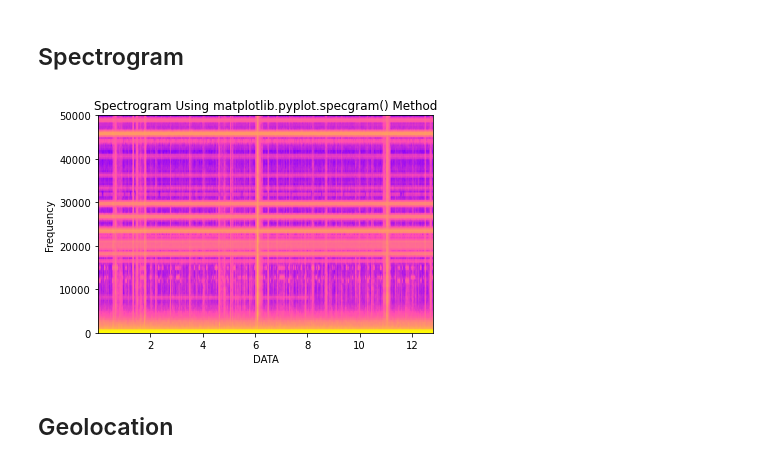
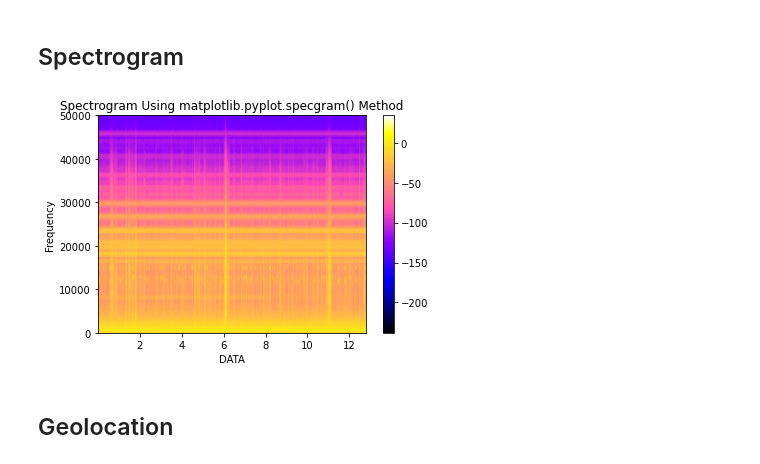
Before and after one commit to luciamedinac/ITP, a Jupyter notebook: fireball_investigation.ipynb, the cells around one changed output. Saved outputs shown, nothing was run; the diff lists cells and outputs as text; code cells hidden in the pictures.

Commit message:
Updated layout of code

```diff
--- a/fireball_investigation.ipynb
+++ b/fireball_investigation.ipynb
@@ -124,24 +149,0 @@ for site in datadict.keys():
-# %%
-# Create a subplot to plot the data with title etc
-# sharex=True means they are plotted on the same x axis
-fig, axs = plt.subplots(len(datadict)-1,figsize=(15, 20), sharex=True, constrained_layout=True)
-fig.suptitle('20230131_000118.006_UK',fontsize=30)
-
-# Start an iterable so the data is plotted on seperate graphs
-i = 0
-
-# Loop over each site in the datadict and plot them
-for site in datadict.keys():
-    # Dunkeswell being Dunkeswell
-    if site == 'Dunkeswell':
-        pass
-    else:
-        axs[i].plot(datadict[site]['time'],datadict[site]['waveform'])
-        axs[i].set_title(site)
-
-        # The following line can be used to zoom in on a certain x range
-        axs[i].set_xlim(np.datetime64('2023-01-31T00:01:21.38'),np.datetime64('2023-01-31T00:01:21.40'))
-
-        i += 1
-
-#fig.savefig('31-01-2023_Figure.png')
@@ -153,13 +153,13 @@ for site in datadict.keys():
 # Finding the spikes in the waveform for a certain time range
 
 for site in datadict:
-    peaks = signal.find_peaks(datadict[site]['waveform'],1000)
+    peaks = signal.find_peaks(datadict[site]['waveform'],750)
     peaks_for_meteorite = []
 
     for x in peaks[0]:
         if site == 'Dunkeswell':
             pass
-        elif datadict[site]['time_inc_atd'][x] <= np.datetime64('2023-01-31T00:01:21') or datadict[site]['time_inc_atd'][x] >= np.datetime64('2023-01-31T00:01:22'):
+        elif datadict[site]['time_inc_atd'][x] <= np.datetime64('2023-01-31T00:01:17') or datadict[site]['time_inc_atd'][x] >= np.datetime64('2023-01-31T00:02:15'):
             pass
         else:
             peaks_for_meteorite.append(datadict[site]['time_inc_atd'][x])
@@ -206,13 +189,14 @@ ax2.set_xlim(np.datetime64('2023-01-31T00:01:13'),np.datetime64('2023-01-31T00:0
 ## Cross-correlation
 # %%
 for site in datadict:
+
     i=0
     datadict[site]['specific_waveform'] = []
 
     for time in datadict[site]['time']:
 
 
-        if time <= np.datetime64('2023-01-31T00:01:21.38') or time >= np.datetime64('2023-01-31T00:01:21.39'):
+        if time <= np.datetime64('2023-01-31T00:01:17.25') or time >= np.datetime64('2023-01-31T00:01:17.75'):
             i += 1
 
         else:
@@ -227,0 +212,2 @@ plt.legend(['Akrotiri','Watnall'])
+# %%
+datadict['Camborne']['specific_waveform'].pop()
@@ -261,25 +266,26 @@ plt.show()
 # %%
 import math
 import numpy as np
 import matplotlib.pyplot as plt
 
 
 # Actual data array which needs to be plot
-sig = datadict['Akrotiri']['waveform']
+sig = datadict['Akrotiri']['cleaned_waveform']
 
 # Matplotlib.pyplot.specgram() function to
 # generate spectrogram
 plt.specgram(sig, Fs=1/9.142e-6, cmap="gnuplot2")
 
 # Set the title of the plot, xlabel and ylabel
 # and display using show() function
 plt.title('Spectrogram Using matplotlib.pyplot.specgram() Method')
+plt.colorbar()
 plt.xlabel("DATA")
 plt.ylabel("Frequency")
 plt.ylim(0,50000)
 plt.show()
 # %% [output]
-[figure, old version]
+[figure, new version]
 # %% [markdown]
 ## Geolocation
 # %%
```
Also changed, not shown: parts of 14 cells of this notebook.
